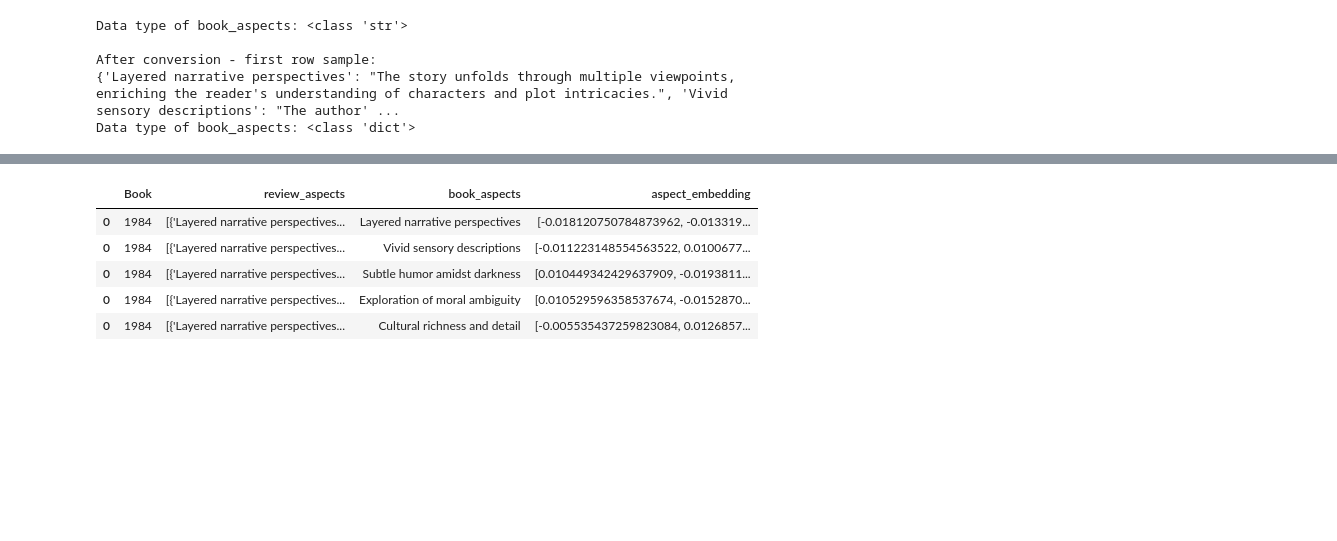
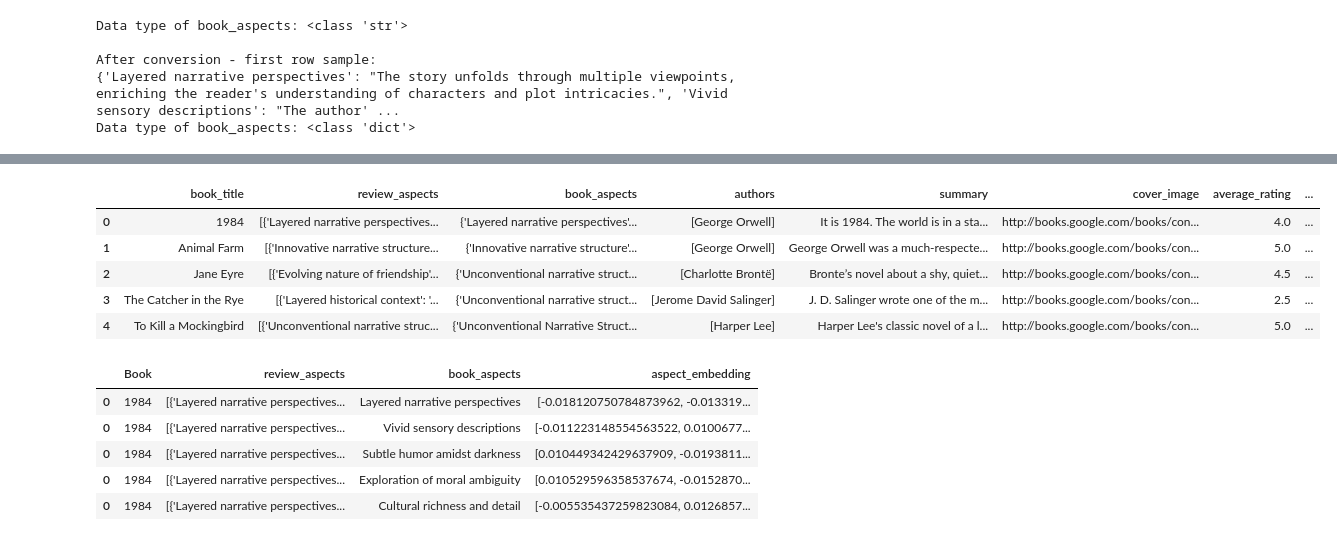
Before and after one commit to kayweeee/booksage, a Jupyter notebook: aspect_processing.ipynb, the cells around one changed output, grey strips where cells are left out. Cells and saved outputs as stored; diff of their text form; code cells hidden in the pictures; blank space fills up the shorter version.

```diff
--- a/aspect_processing.ipynb
+++ b/aspect_processing.ipynb
@@ -402,0 +465,12 @@ df_books.head()
+# %%
+from tqdm import tqdm  # For progress tracking
+
+book_metadata = []
+for title in tqdm(df_books["book_title"], desc="Fetching book metadata"):
+    details = fetch_book_details(title)
+    book_metadata.append(details)
+# %%
+df_metadata = pd.DataFrame(book_metadata)
+
+# Display the first few rows of metadata
+df_metadata.head()
@@ -402,0 +484,11 @@ df_books.head()
+# %%
+df_merged = df_books.merge(df_metadata, left_on="book_title", right_on="title").drop(columns=["title"])
+# %%
+df_merged.head()
+# %% [output]
+|  | book_title | review_aspects | book_aspects | authors | summary | cover_image | average_rating | ... |
+| 0 | 1984 | [{'Layered narrative perspectives... | {'Layered narrative perspectives'... | [George Orwell] | It is 1984. The world is in a sta... | http://books.google.com/books/con... | 4.0 | ... |
+| 1 | Animal Farm | [{'Innovative narrative structure... | {'Innovative narrative structure'... | [George Orwell] | George Orwell was a much-respecte... | http://books.google.com/books/con... | 5.0 | ... |
+| 2 | Jane Eyre | [{'Evolving nature of friendship'... | {'Unconventional narrative struct... | [Charlotte Brontë] | Bronte’s novel about a shy, quiet... | http://books.google.com/books/con... | 4.5 | ... |
+| 3 | The Catcher in the Rye | [{'Layered historical context': '... | {'Unconventional narrative struct... | [Jerome David Salinger] | J. D. Salinger wrote one of the m... | http://books.google.com/books/con... | 2.5 | ... |
+| 4 | To Kill a Mockingbird | [{'Unconventional narrative struc... | {'Unconventional Narrative Struct... | [Harper Lee] | Harper Lee's classic novel of a l... | http://books.google.com/books/con... | 5.0 | ... |
```
Also changed, not shown: parts of 5 cells of this notebook, 2 other files.
